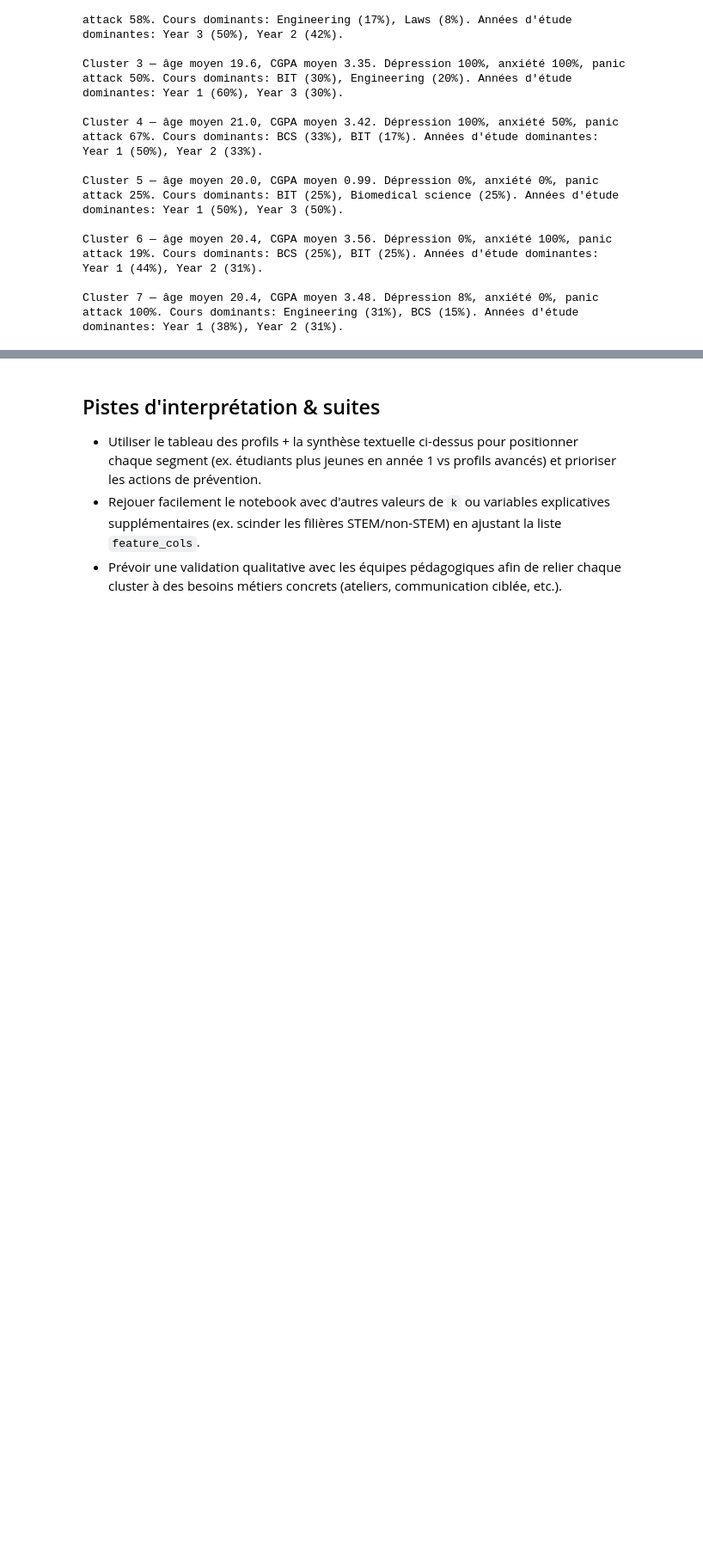
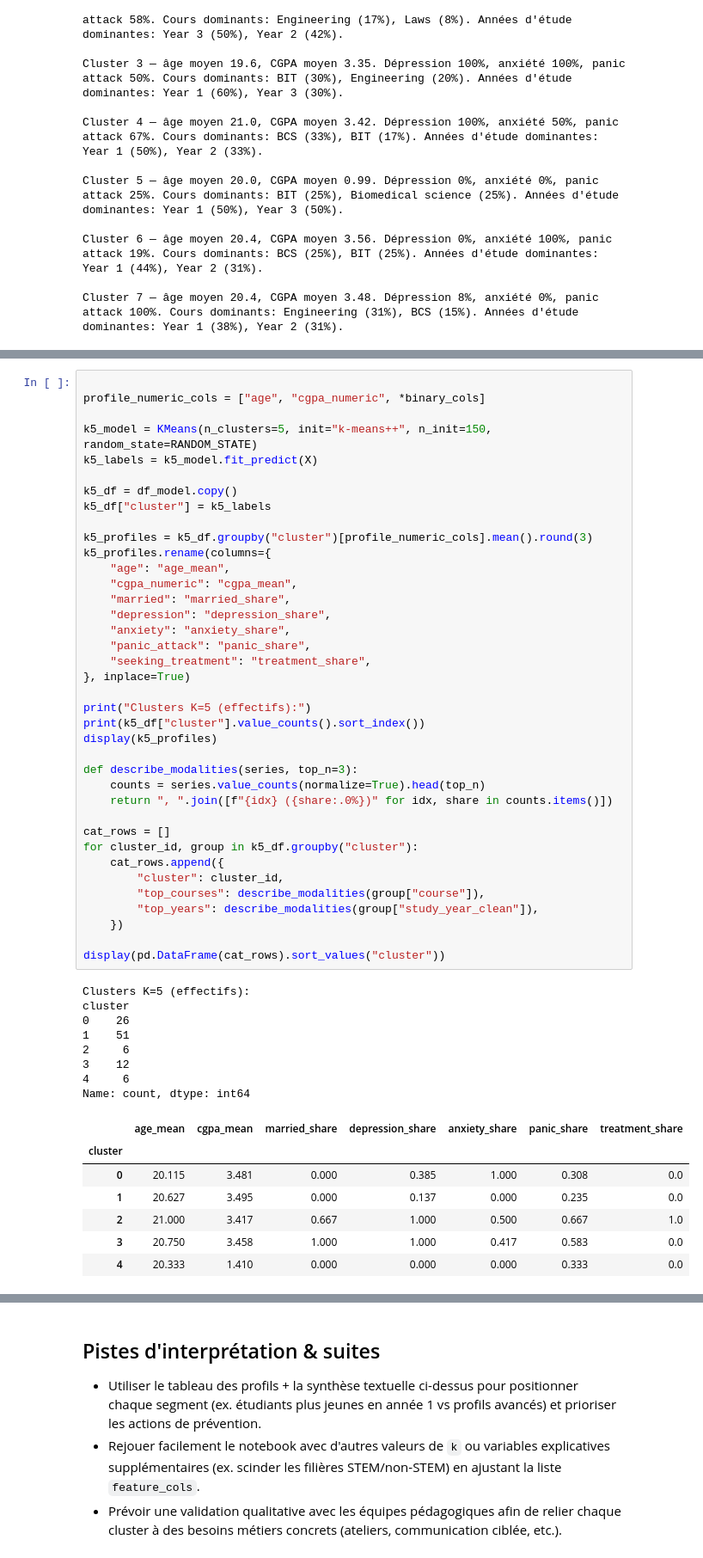
Before and after one commit to yacoubasawadogo/kmeans-ifoad-groupe6, a Jupyter notebook: notebooks/kmeans_student_mental_health.ipynb, the cells around one changed output, grey strips where cells are left out. Shown: that part at 86% size. Saved outputs shown, nothing was run; the diff lists cells and outputs as text; blank space fills up the shorter version.

```diff
--- a/notebooks/kmeans_student_mental_health.ipynb
+++ b/notebooks/kmeans_student_mental_health.ipynb
@@ -543,0 +578,54 @@ Cluster 7 — âge moyen 20.4, CGPA moyen 3.48. Dépression 8%, anxiété 0%, pa
+# %%
+
+profile_numeric_cols = ["age", "cgpa_numeric", *binary_cols]
+
+k5_model = KMeans(n_clusters=5, init="k-means++", n_init=150, random_state=RANDOM_STATE)
+k5_labels = k5_model.fit_predict(X)
+
+k5_df = df_model.copy()
+k5_df["cluster"] = k5_labels
+
+k5_profiles = k5_df.groupby("cluster")[profile_numeric_cols].mean().round(3)
+k5_profiles.rename(columns={
+    "age": "age_mean",
+    "cgpa_numeric": "cgpa_mean",
+    "married": "married_share",
+    "depression": "depression_share",
+    "anxiety": "anxiety_share",
+    "panic_attack": "panic_share",
+    "seeking_treatment": "treatment_share",
+}, inplace=True)
+
+print("Clusters K=5 (effectifs):")
+print(k5_df["cluster"].value_counts().sort_index())
+display(k5_profiles)
+
+def describe_modalities(series, top_n=3):
+    counts = series.value_counts(normalize=True).head(top_n)
+    return ", ".join([f"{idx} ({share:.0%})" for idx, share in counts.items()])
+
+cat_rows = []
+for cluster_id, group in k5_df.groupby("cluster"):
+    cat_rows.append({
+        "cluster": cluster_id,
+        "top_courses": describe_modalities(group["course"]),
+        "top_years": describe_modalities(group["study_year_clean"]),
+    })
+
+display(pd.DataFrame(cat_rows).sort_values("cluster"))
+# %% [output]
+Clusters K=5 (effectifs):
+cluster
+0    26
+1    51
+2     6
+3    12
+4     6
+Name: count, dtype: int64
+|  | age_mean | cgpa_mean | married_share | depression_share | anxiety_share | panic_share | treatment_share |
+| cluster |  |  |  |  |  |  |  |
+| 0 | 20.115 | 3.481 | 0.000 | 0.385 | 1.000 | 0.308 | 0.0 |
+| 1 | 20.627 | 3.495 | 0.000 | 0.137 | 0.000 | 0.235 | 0.0 |
+| 2 | 21.000 | 3.417 | 0.667 | 1.000 | 0.500 | 0.667 | 1.0 |
+| 3 | 20.750 | 3.458 | 1.000 | 1.000 | 0.417 | 0.583 | 0.0 |
+| 4 | 20.333 | 1.410 | 0.000 | 0.000 | 0.000 | 0.333 | 0.0 |
```
Also changed, not shown: parts of 4 cells of this notebook, 1 other file.
